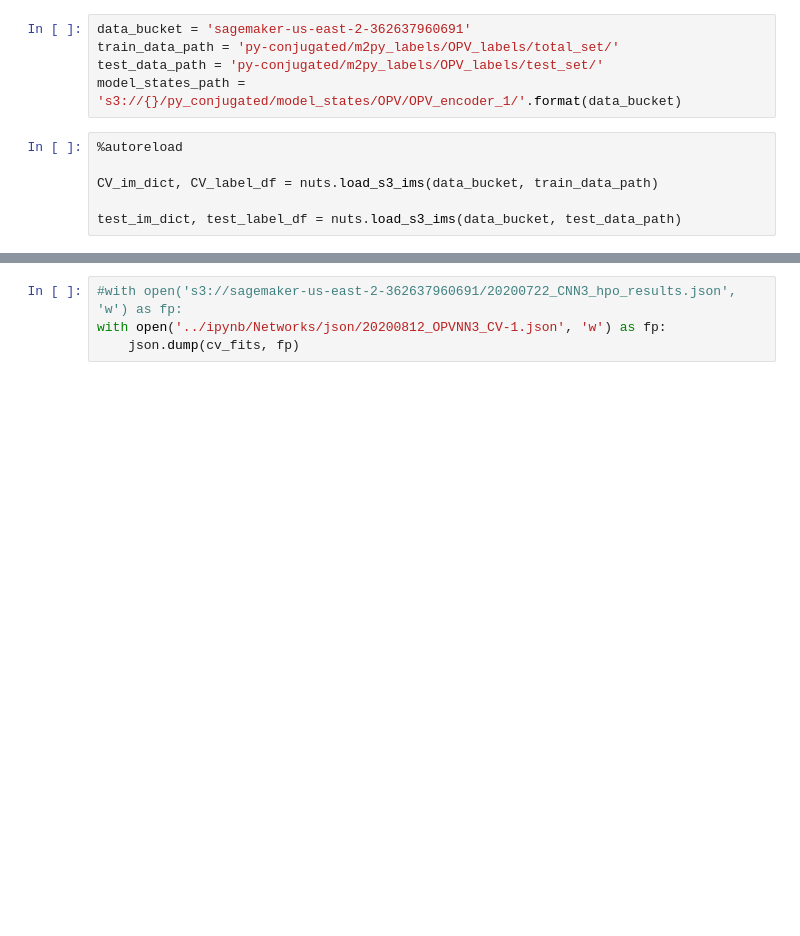
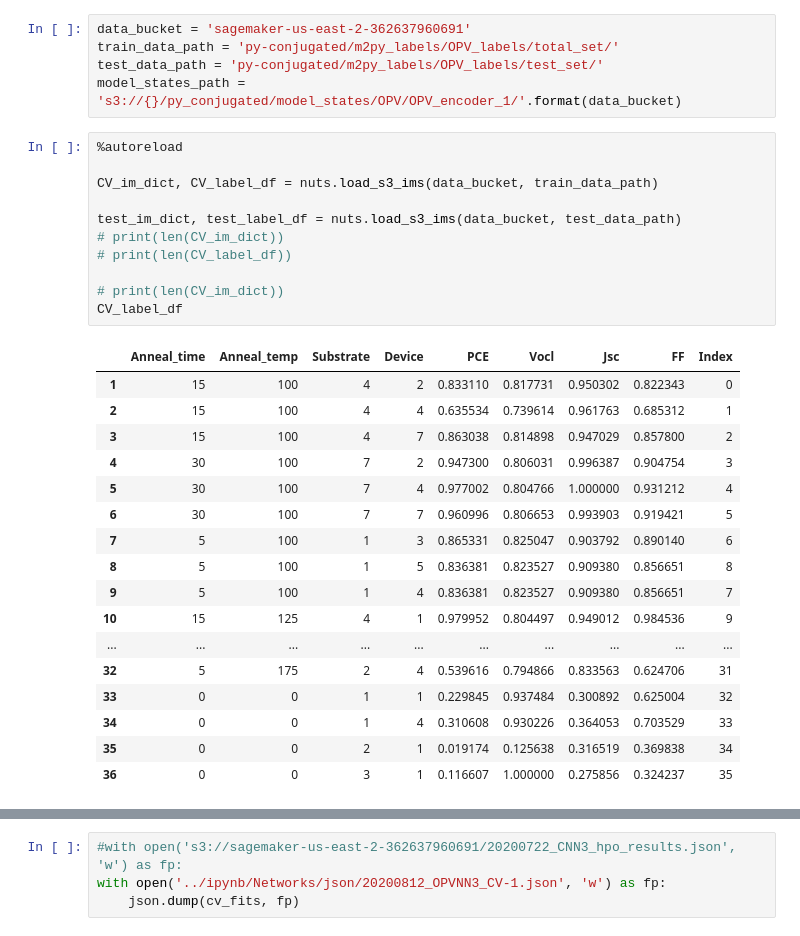
Before and after one commit to wesleyktatum/py-conjugated, a Jupyter notebook: sagemaker/OPVNN3_CV.ipynb, the cells around one changed output, grey strips where cells are left out. Drawn from its saved outputs; the diff is of its cells as text; blank space fills up the shorter version.

```diff
--- a/sagemaker/OPVNN3_CV.ipynb
+++ b/sagemaker/OPVNN3_CV.ipynb
@@ -38,6 +35,29 @@ model_states_path = 's3://{}/py_conjugated/model_states/OPV/OPV_encoder_1/'.form
 # %%
 %autoreload
 
 CV_im_dict, CV_label_df = nuts.load_s3_ims(data_bucket, train_data_path)
 
 test_im_dict, test_label_df = nuts.load_s3_ims(data_bucket, test_data_path)
+# print(len(CV_im_dict))
+# print(len(CV_label_df))
+
+# print(len(CV_im_dict))
+CV_label_df
+# %% [output]
+|  | Anneal_time | Anneal_temp | Substrate | Device | PCE | Vocl | Jsc | FF | Index |
+| 1 | 15 | 100 | 4 | 2 | 0.833110 | 0.817731 | 0.950302 | 0.822343 | 0 |
+| 2 | 15 | 100 | 4 | 4 | 0.635534 | 0.739614 | 0.961763 | 0.685312 | 1 |
+| 3 | 15 | 100 | 4 | 7 | 0.863038 | 0.814898 | 0.947029 | 0.857800 | 2 |
+| 4 | 30 | 100 | 7 | 2 | 0.947300 | 0.806031 | 0.996387 | 0.904754 | 3 |
+| 5 | 30 | 100 | 7 | 4 | 0.977002 | 0.804766 | 1.000000 | 0.931212 | 4 |
+| 6 | 30 | 100 | 7 | 7 | 0.960996 | 0.806653 | 0.993903 | 0.919421 | 5 |
+| 7 | 5 | 100 | 1 | 3 | 0.865331 | 0.825047 | 0.903792 | 0.890140 | 6 |
+| 8 | 5 | 100 | 1 | 5 | 0.836381 | 0.823527 | 0.909380 | 0.856651 | 8 |
+| 9 | 5 | 100 | 1 | 4 | 0.836381 | 0.823527 | 0.909380 | 0.856651 | 7 |
+| 10 | 15 | 125 | 4 | 1 | 0.979952 | 0.804497 | 0.949012 | 0.984536 | 9 |
+| ... | ... | ... | ... | ... | ... | ... | ... | ... | ... |
+| 32 | 5 | 175 | 2 | 4 | 0.539616 | 0.794866 | 0.833563 | 0.624706 | 31 |
+| 33 | 0 | 0 | 1 | 1 | 0.229845 | 0.937484 | 0.300892 | 0.625004 | 32 |
+| 34 | 0 | 0 | 1 | 4 | 0.310608 | 0.930226 | 0.364053 | 0.703529 | 33 |
+| 35 | 0 | 0 | 2 | 1 | 0.019174 | 0.125638 | 0.316519 | 0.369838 | 34 |
+| 36 | 0 | 0 | 3 | 1 | 0.116607 | 1.000000 | 0.275856 | 0.324237 | 35 |
```
Also changed, not shown: parts of 3 cells of this notebook, 1 other file.
